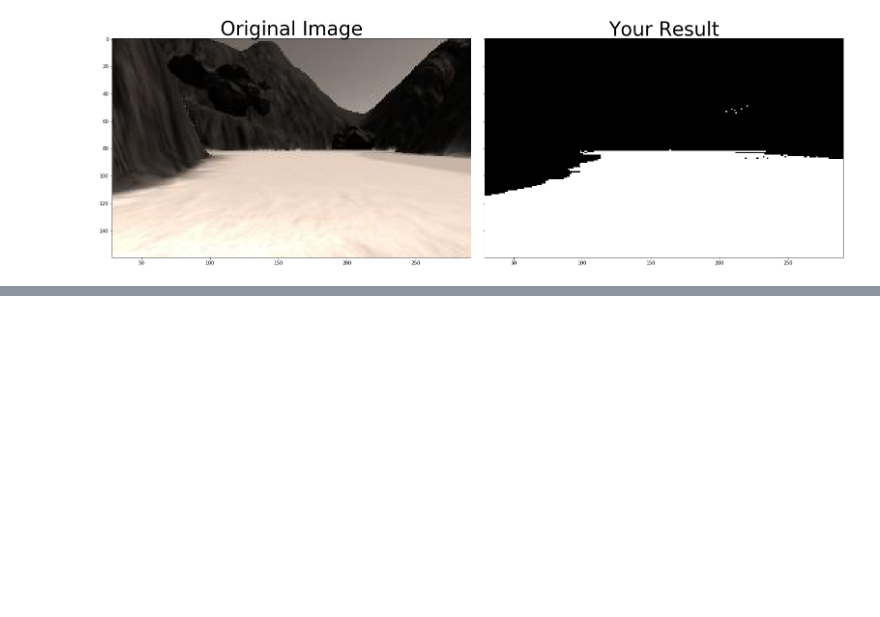
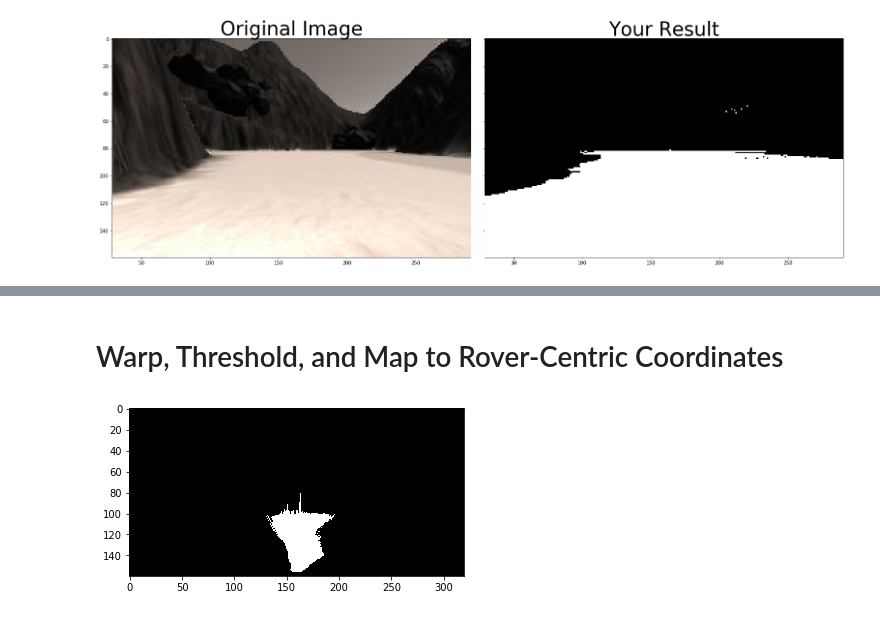
Before and after one commit to Nickolaim/udacity_rover_sim, a Jupyter notebook: perseption.ipynb, the cells around one changed output, grey strips where cells are left out. Drawn from its saved outputs; the diff is of its cells as text; code cells hidden in the pictures; blank space fills up the shorter version.

```diff
--- a/perseption.ipynb
+++ b/perseption.ipynb
@@ -78,0 +124,13 @@ plt.show()
+# %% [markdown]
+# Warp, Threshold, and Map to Rover-Centric Coordinates
+# %%
+image = mpimg.imread('data/sample.jpg')
+
+warped = perspect_transform(image, source, destination)
+colorsel = color_thresh(warped, rgb_thresh=(160, 160, 160))
+
+# Plot the result
+plt.imshow(colorsel, cmap='gray')
+plt.show()
+# %% [output]
+[figure, added]
```
Also changed, not shown: parts of 4 cells of this notebook, 1 other file.
